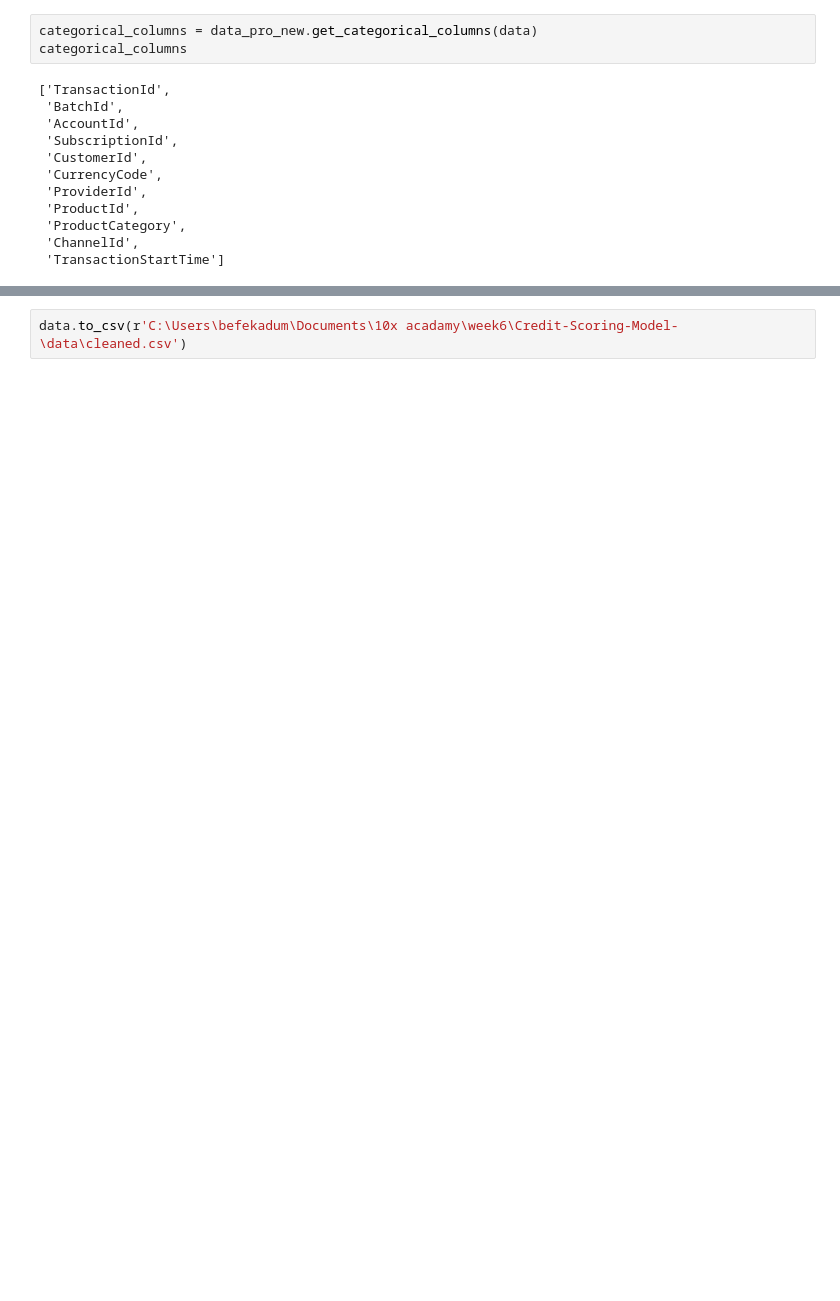
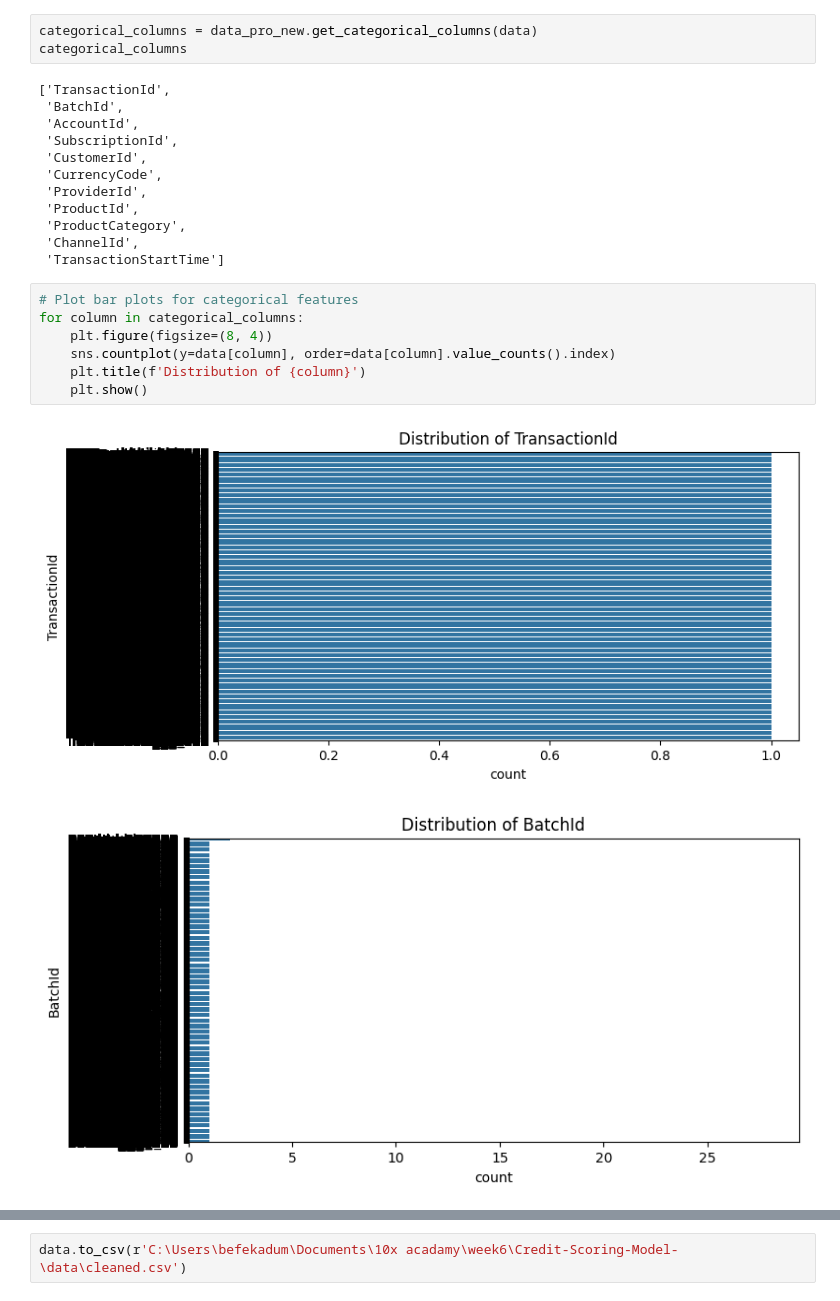
Before and after one commit to bef898/Credit-Scoring-Model-, a Jupyter notebook: notebooks/eda.ipynb, the cells around one changed output, grey strips where cells are left out. Drawn from its saved outputs; the diff is of its cells as text; blank space fills up the shorter version.

```diff
--- a/notebooks/eda.ipynb
+++ b/notebooks/eda.ipynb
@@ -87,3 +138,13 @@ categorical_columns
  'ProductCategory',
  'ChannelId',
  'TransactionStartTime']
+# %%
+# Plot bar plots for categorical features
+for column in categorical_columns:
+    plt.figure(figsize=(8, 4))
+    sns.countplot(y=data[column], order=data[column].value_counts().index)
+    plt.title(f'Distribution of {column}')
+    plt.show()
+# %% [output]
+[figure, added]
+[figure, added]
```
Also changed, not shown: parts of 14 cells of this notebook, 1 other file.
